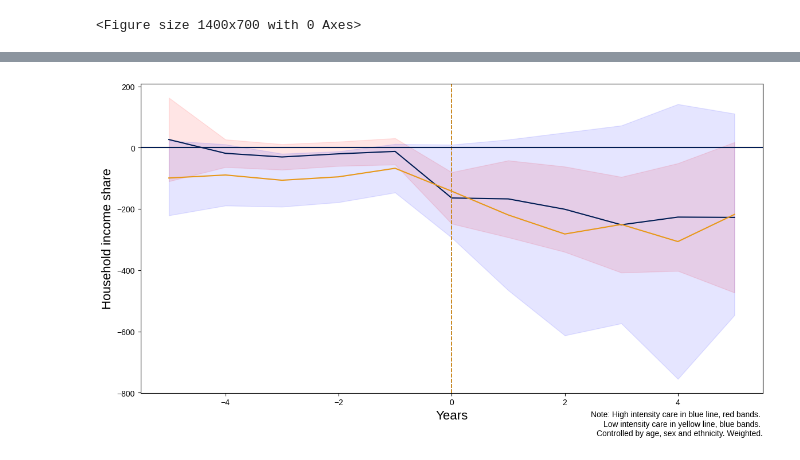
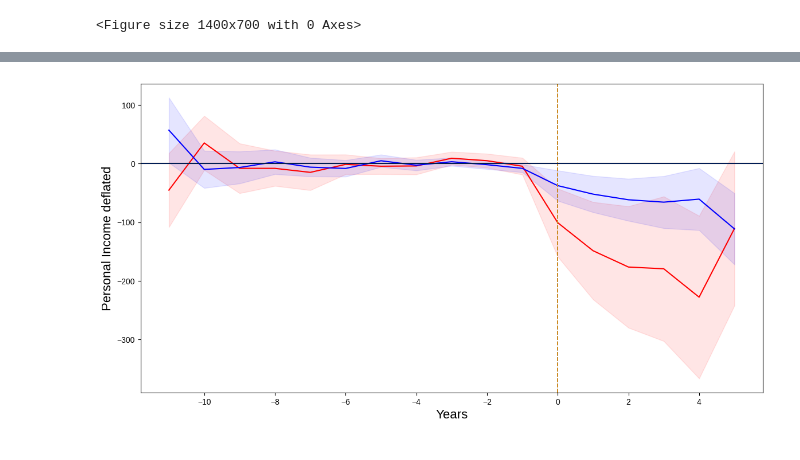
Before and after one commit to centre-for-care/costofcare, a Jupyter notebook: plot_results.ipynb, the cells around one changed output, grey strips where cells are left out. Cells and saved outputs as stored; diff of their text form; code cells hidden in the pictures.

Commit message:
plot notebook

```diff
--- a/plot_results.ipynb
+++ b/plot_results.ipynb
@@ -68,35 +12,26 @@ plt.show()
 # %%
 mpl.rc('font', family='Liberation Sans')
 
 figure(figsize=(14, 7))
-differences = pd.read_csv('outputs/w_diffs_fc_ind_inc_deflated_hi_edl.csv', index_col=0)[-5:5]
-ax = differences.mean(axis=1).plot(color='#001c54')
+differences = pd.read_csv('./final_outputs/w_diffs_ind_inc_deflated_hi.csv', index_col=0)[:5]
+ax = differences.mean(axis=1).plot(color='red')
 plt.axvline(x=0, linestyle='--', color='#001c54', alpha=1, linewidth=1.25)
-plt.xlabel('Years', fontsize=16)
-plt.ylabel('Income Share', fontsize=16)
 plt.axhline(y=0, color='#E89818', linestyle='-')
 plt.fill_between(x=differences.index,
                  y1=differences.mean(axis=1) + (1.96*(differences.std(axis=1)/differences.count(axis=1).apply(math.sqrt))),
                  y2=differences.mean(axis=1) - (1.96*(differences.std(axis=1)/differences.count(axis=1).apply(math.sqrt))),
                      color='red', alpha=0.1)
-differences = pd.read_csv('outputs/w_diffs_fc_ind_inc_deflated_hi_edm.csv', index_col=0)[-5:5]
-ax = differences.mean(axis=1).plot(color='#E89818')
+differences = pd.read_csv('./final_outputs/w_diffs_ind_inc_deflated_li.csv', index_col=0)[:5]
+ax = differences.mean(axis=1).plot(color='blue')
 plt.axvline(x=0, linestyle='--', color='#E89818', alpha=1, linewidth=1.25)
 plt.xlabel('Years', fontsize=16)
-plt.ylabel('Household income share', fontsize=16)
+plt.ylabel('Personal Income deflated', fontsize=16)
 plt.axhline(y=0, color='#001c54', linestyle='-')
 plt.fill_between(x=differences.index,
                  y1=differences.mean(axis=1) + (1.96*(differences.std(axis=1)/differences.count(axis=1).apply(math.sqrt))),
                  y2=differences.mean(axis=1) - (1.96*(differences.std(axis=1)/differences.count(axis=1).apply(math.sqrt))),
                      color='blue', alpha=0.1)
 #ax.yaxis.set_major_formatter(mtick.PercentFormatter())
-ax.annotate("""Note: High intensity care in blue line, red bands. \nLow intensity care in yellow line, blue bands. \nControlled by age, sex and ethnicity. Weighted.""",
-            xy = (1.0, -0.1),
-            xycoords='axes fraction',
-            ha='right',
-            va="center",
-            fontsize=10)
-#plt.tight_layout()
 plt.show()
 # %% [output]
-[figure, old version]
+[figure, new version]
```
Also changed, not shown: parts of 2 cells of this notebook.
